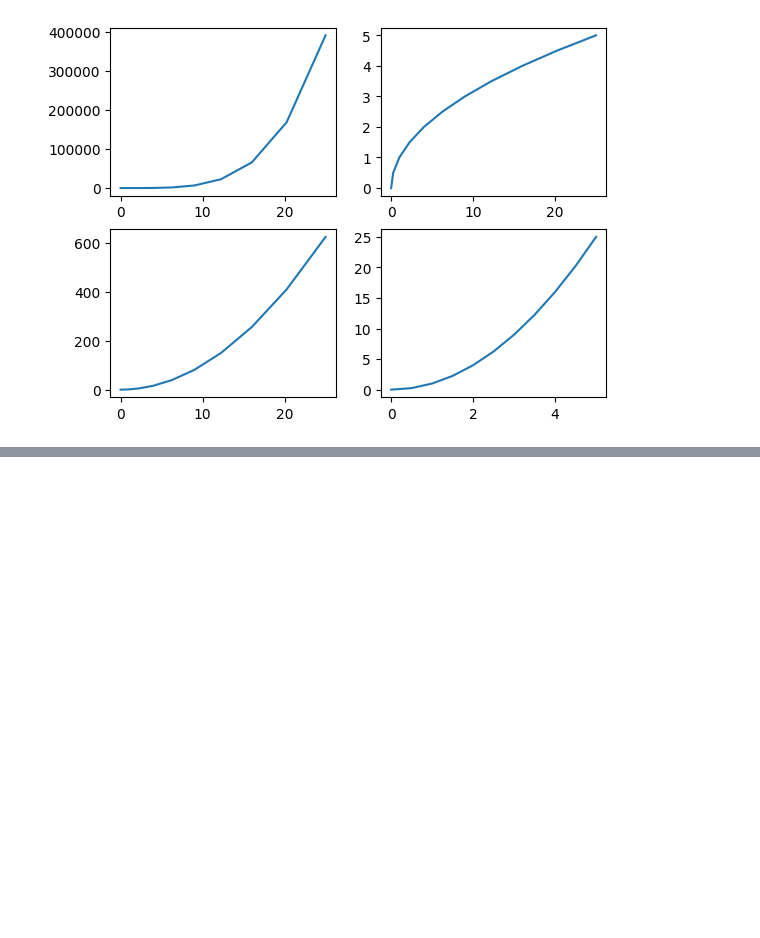
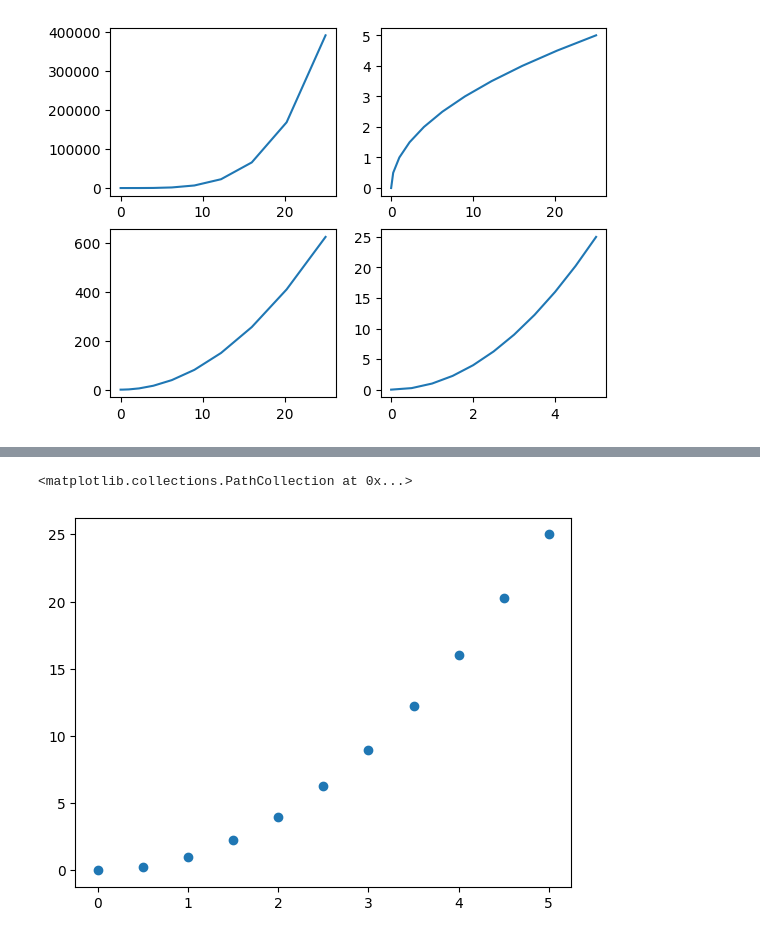
Before and after one commit to Sandeep4118/colab-project, a Jupyter notebook: Data_Visualization.ipynb, the cells around one changed output, grey strips where cells are left out. Cells and saved outputs as stored; diff of their text form; code cells hidden in the pictures; blank space fills up the shorter version.

```diff
--- a/Data_Visualization.ipynb
+++ b/Data_Visualization.ipynb
@@ -54,0 +58,6 @@ axis2.plot(x,y)
+# %%
+# Scatter Plots
+plt.scatter(x,y)
+# %% [output]
+<matplotlib.collections.PathCollection at 0x...>
+[figure, added]
```
Also changed, not shown: parts of 10 cells of this notebook.
